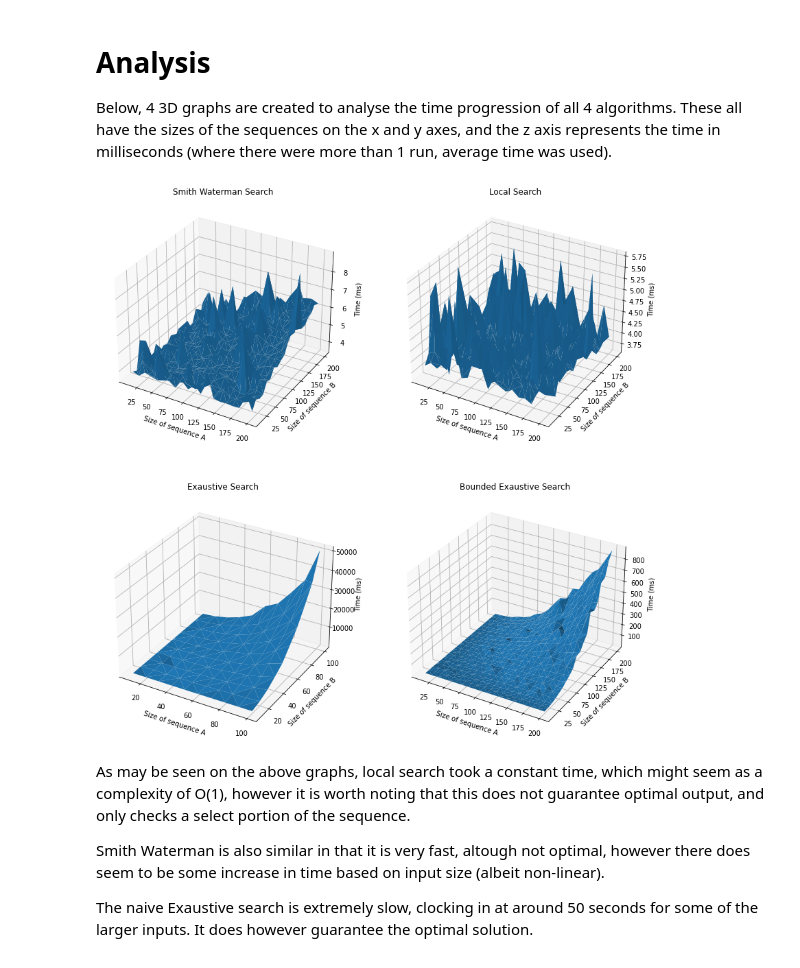
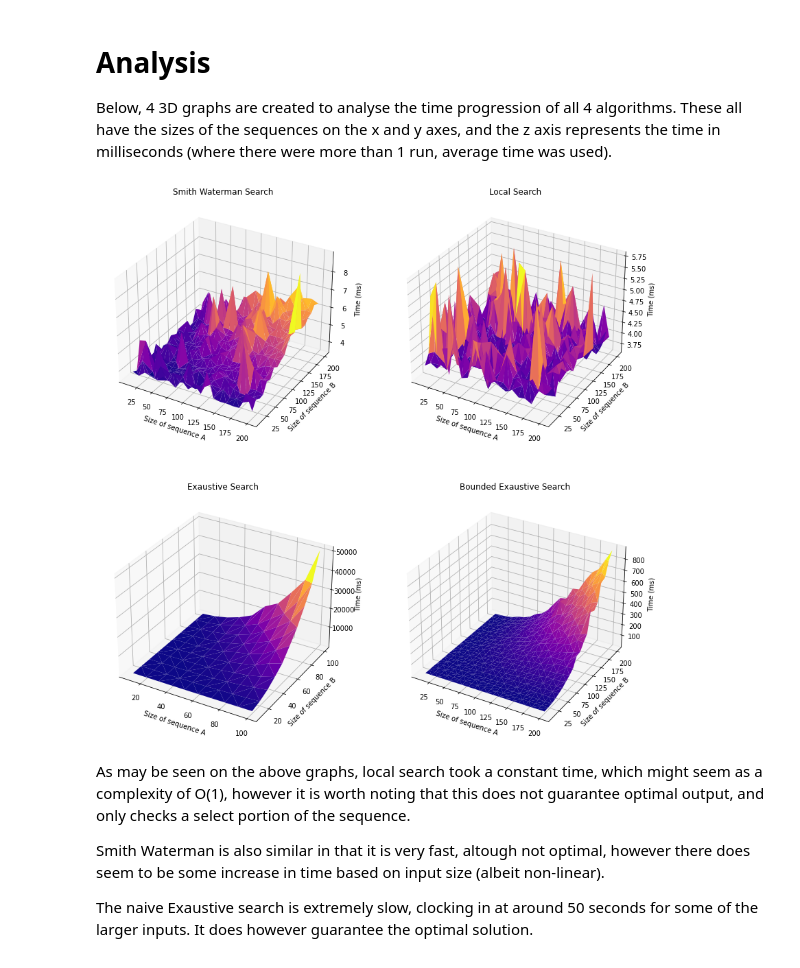
Before and after one commit to CEDipEngineering/Supercomp, a Jupyter notebook: DNAProject/analyser.ipynb, the cells around one changed output. Cells and saved outputs as stored; diff of their text form; code cells hidden in the pictures.

```diff
--- a/DNAProject/analyser.ipynb
+++ b/DNAProject/analyser.ipynb
@@ -107,7 +115,7 @@ for d in experiment_list_exaustive:
 df = pd.DataFrame(congregated).sort_values('time',ascending=False).reset_index().drop('index', axis=1)
 fig = plt.figure(figsize=(14,29))
 ax = fig.add_subplot(121, projection='3d')
-ax.plot_trisurf(df['size_a'], df['size_b'], df['time'])
+ax.plot_trisurf(df['size_a'], df['size_b'], df['time'], cmap='plasma')
 ax.set_xlabel('Size of sequence A')
 ax.set_ylabel('Size of sequence B')
 ax.set_zlabel('Time (ms)')
@@ -125,7 +133,7 @@ for d in experiment_list_exaustive:
         congregated[k].append(v)
 df = pd.DataFrame(congregated).sort_values('time',ascending=False).reset_index().drop('index', axis=1)
 ax2 = fig.add_subplot(222, projection='3d')
-ax2.plot_trisurf(df['size_a'], df['size_b'], df['time'])
+ax2.plot_trisurf(df['size_a'], df['size_b'], df['time'], cmap='plasma')
 ax2.set_xlabel('Size of sequence A')
 ax2.set_ylabel('Size of sequence B')
 ax2.set_zlabel('Time (ms)')
@@ -141,36 +149,36 @@ for k in list(experiment_list_exaustive[0]):
 for d in experiment_list_exaustive:
     for k,v in d.items():
         congregated[k].append(v)
 df = pd.DataFrame(congregated).sort_values('time',ascending=False).reset_index().drop('index', axis=1)
 ax3 = fig.add_subplot(221, projection='3d')
-ax3.plot_trisurf(df['size_a'], df['size_b'], df['time'])
+ax3.plot_trisurf(df['size_a'], df['size_b'], df['time'], cmap='plasma')
 ax3.set_xlabel('Size of sequence A')
 ax3.set_ylabel('Size of sequence B')
 ax3.set_zlabel('Time (ms)')
 ax3.set_title('Smith Waterman Search')
 
 
 # Bounded Exaustive Search
 experiment_list_exaustive = list(map(lambda x: x.__dict__ ,time_dict['Sequential/BoundedExaustiveSearch/main']))
 experiment_list_exaustive
 congregated = {}
 for k in list(experiment_list_exaustive[0]):
     congregated[k] = []
 for d in experiment_list_exaustive:
     for k,v in d.items():
         congregated[k].append(v)
 df = pd.DataFrame(congregated).sort_values('time',ascending=False).reset_index().drop('index', axis=1)
 ax4 = fig.add_subplot(122, projection='3d')
-ax4.plot_trisurf(df['size_a'], df['size_b'], df['time'])
+ax4.plot_trisurf(df['size_a'], df['size_b'], df['time'], cmap='plasma')
 ax4.set_xlabel('Size of sequence A')
 ax4.set_ylabel('Size of sequence B')
 ax4.set_zlabel('Time (ms)')
 ax4.set_title('Bounded Exaustive Search')
 
 
 fig.show()
 # %% [output]
-[figure, old version]
+[figure, new version]
 # %% [markdown]
  As may be seen on the above graphs, local search took a constant time, which might seem as a complexity of O(1), however it is worth noting that this does not guarantee optimal output, and only checks a select portion of the sequence.
 
```
Also changed, not shown: parts of 2 cells of this notebook, 6 other files.
